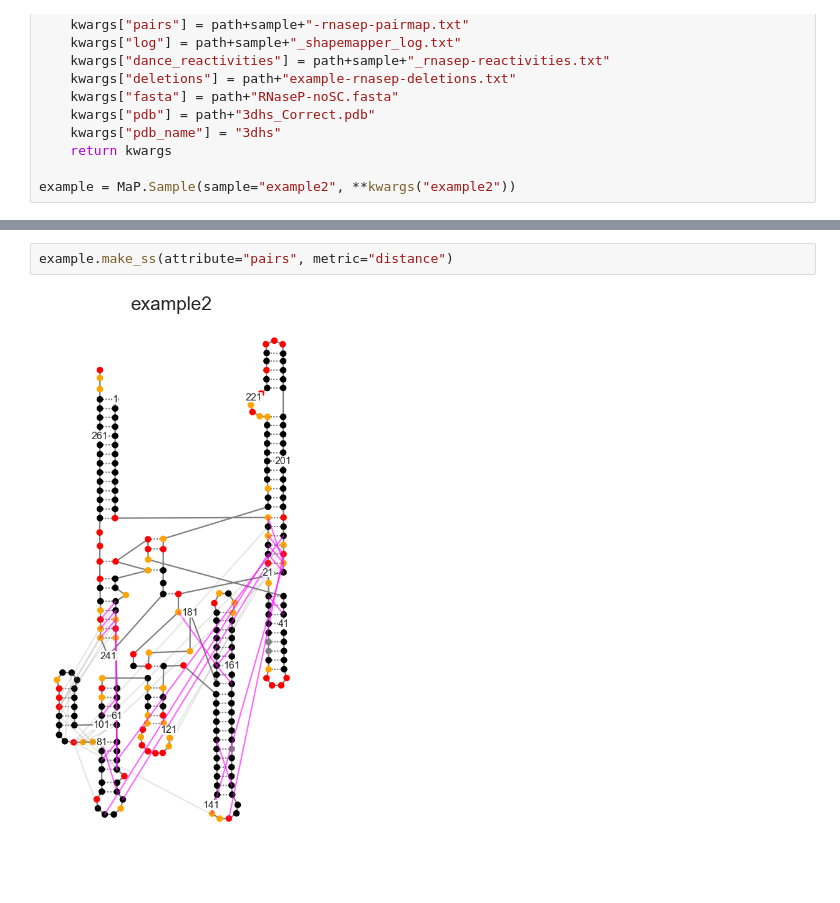
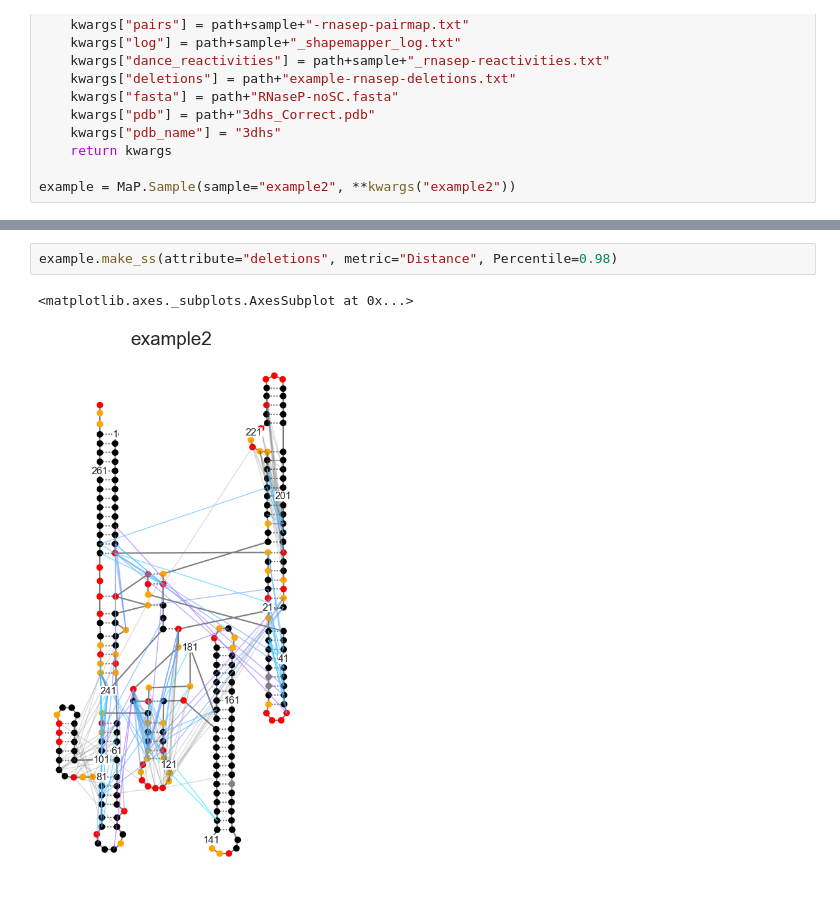
Before and after one commit to Weeks-UNC/RNAvigate, a Jupyter notebook: JNB-example/ss_test.ipynb, the cells around one changed output, grey strips where cells are left out. Saved outputs shown, nothing was run; the diff lists cells and outputs as text.

```diff
--- a/JNB-example/ss_test.ipynb
+++ b/JNB-example/ss_test.ipynb
@@ -80,4 +85,5 @@ example.make_ss(attribute="pairs")
 # %%
-example.make_ss(attribute="pairs", metric="distance")
+example.make_ss(attribute="deletions", metric="Distance", Percentile=0.98)
 # %% [output]
+<matplotlib.axes._subplots.AxesSubplot at 0x...>
-[figure, old version]
+[figure, new version]
```
Also changed, not shown: parts of 9 cells of this notebook, 3 other files.
